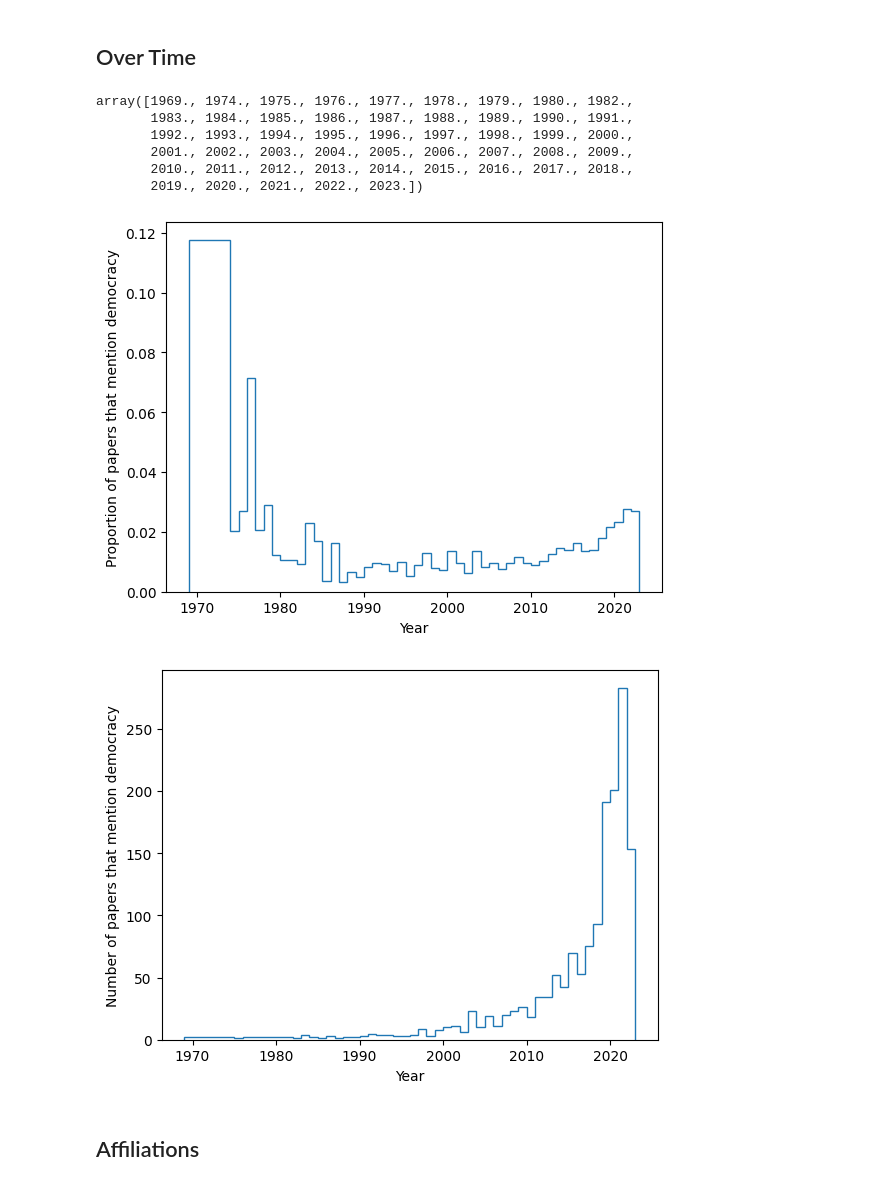
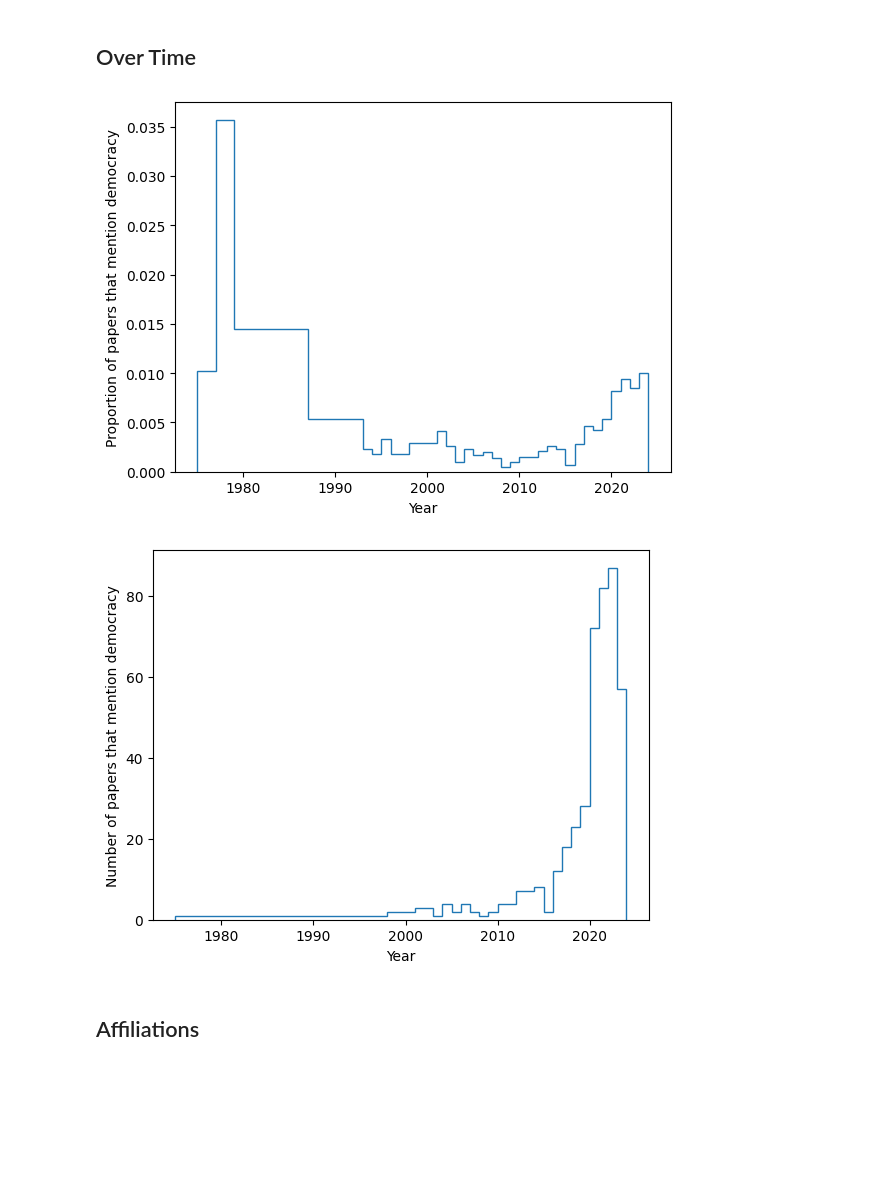
Before and after one commit to ArjunSubramonian/democratization-nlp, a Jupyter notebook: explore-papers.ipynb, the cells around one changed output. Drawn from its saved outputs; the diff is of its cells as text; code cells hidden in the pictures; blank space fills up the shorter version.

```diff
--- a/explore-papers.ipynb
+++ b/explore-papers.ipynb
@@ -94,7 +147,12 @@ matches_df
 # %% [markdown]
 ## Over Time
+# %%
+prefiltered_papers_df = pd.read_csv('annotated-excerpts.csv')
+# %%
+filtered_papers_df = prefiltered_papers_df[prefiltered_papers_df['1 = Relevant / 0 = Irrelevant'] == 1]
+filtered_papers_df = filtered_papers_df[filtered_papers_df['1 = Reference'] != 1]
 # %%
-filtered_papers = set(pd.read_csv('excerpts.csv')['Corpus ID'])
+filtered_papers = set(filtered_papers_df['Corpus ID'])
 # %%
 all_years = []
 filtered_rows = []
@@ -123,28 +181,21 @@ import matplotlib.pyplot as plt
 filtered_uniq, filtered_counts = np.unique(filtered_years, return_counts=True)
 # %%
 denom = (filtered_uniq.reshape(-1, 1) == np.array(all_years).reshape(1, -1)).sum(axis=1)
-# %%
-filtered_uniq
-# %% [output]
-array([1969., 1974., 1975., 1976., 1977., 1978., 1979., 1980., 1982.,
-       1983., 1984., 1985., 1986., 1987., 1988., 1989., 1990., 1991.,
-       1992., 1993., 1994., 1995., 1996., 1997., 1998., 1999., 2000.,
-       2001., 2002., 2003., 2004., 2005., 2006., 2007., 2008., 2009.,
-       2010., 2011., 2012., 2013., 2014., 2015., 2016., 2017., 2018.,
-       2019., 2020., 2021., 2022., 2023.])
+# %%
+filtered_uniq = np.append(filtered_uniq, [2024])
 # %%
-plt.stairs((filtered_counts / denom)[filtered_uniq > 1970], filtered_uniq[filtered_uniq >= 1969])
+plt.stairs((filtered_counts / denom), filtered_uniq)
 plt.xlabel("Year")
 plt.ylabel("Proportion of papers that mention democracy")
 plt.show()
 
-plt.stairs(filtered_counts[filtered_uniq > 1970], filtered_uniq[filtered_uniq >= 1969])
+plt.stairs(filtered_counts, filtered_uniq)
 plt.xlabel("Year")
 plt.ylabel("Number of papers that mention democracy")
 plt.show()
 # %% [output]
-[figure, old version]
+[figure, new version]
-[figure, old version]
+[figure, new version]
 # %% [markdown]
 ## Affiliations
 # %%
```
Also changed, not shown: parts of 25 cells of this notebook, 1 other file.
